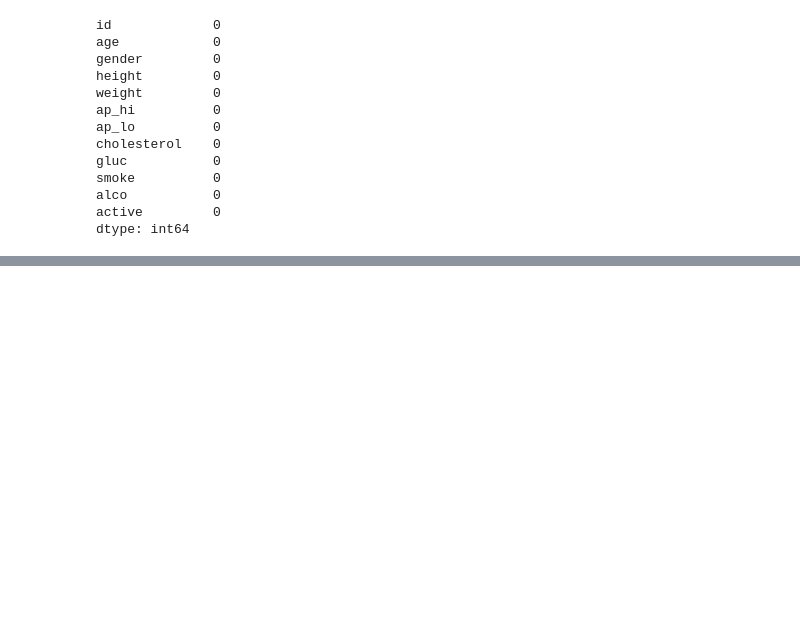
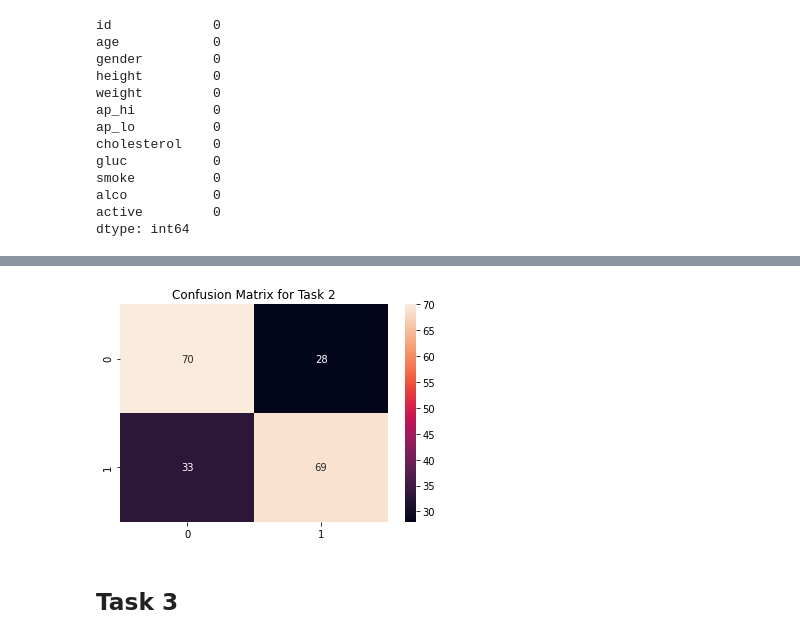
Before and after one commit to srpanchal/Predict-Cardio-Disease-Machine-Learning, a Jupyter notebook: Lab1_Saurabh_Panchal.ipynb, the cells around one changed output, grey strips where cells are left out. Drawn from its saved outputs; the diff is of its cells as text; code cells hidden in the pictures; blank space fills up the shorter version.

```diff
--- a/Lab1_Saurabh_Panchal.ipynb
+++ b/Lab1_Saurabh_Panchal.ipynb
@@ -1291,0 +1247,9 @@ plt.show()
+# %%
+c_values = [100, 10, 1.0, 0.1, 0.01]
+for c in c_values:
+    model_log_reg2 = LogisticRegression(C = c, max_iter = 5000)
+    model_log_reg2.fit(x_train,y_train)
+    y_pred_test = model_log_reg2.predict(x_test)
+    acc = accuracy_score(y_test, y_pred_test)
+    f1 = f1_score(y_test, y_pred_test)
+    print("C = %.2f, Accuracy = %.3f, F1-score = %.3f" % (c, acc, f1))
@@ -1291,0 +1262,8 @@ plt.show()
+# %%
+model_log_reg2 = LogisticRegression(C = 100, max_iter = 5000)
+model_log_reg2.fit(x_train,y_train)
+y_pred_test = model_log_reg2.predict(x_test)
+acc = accuracy_score(y_test, y_pred_test)
+f1 = f1_score(y_test, y_pred_test)
+print("Logistic Regression Accuracy = %.3f, F1-score = %.3f"% (acc, f1))
+y_pred_task2 = y_pred_test.copy()
@@ -1291,0 +1295,9 @@ plt.show()
+# %%
+conf_matrix_task2 = confusion_matrix(y_test_task2, y_pred_task2)
+plt.title("Confusion Matrix for Task 2")
+sns.heatmap(conf_matrix_task2, annot=True, fmt="")
+plt.show()
+# %% [output]
+[figure, added]
+# %% [markdown]
+## Task 3
```
Also changed, not shown: parts of 45 cells of this notebook.
